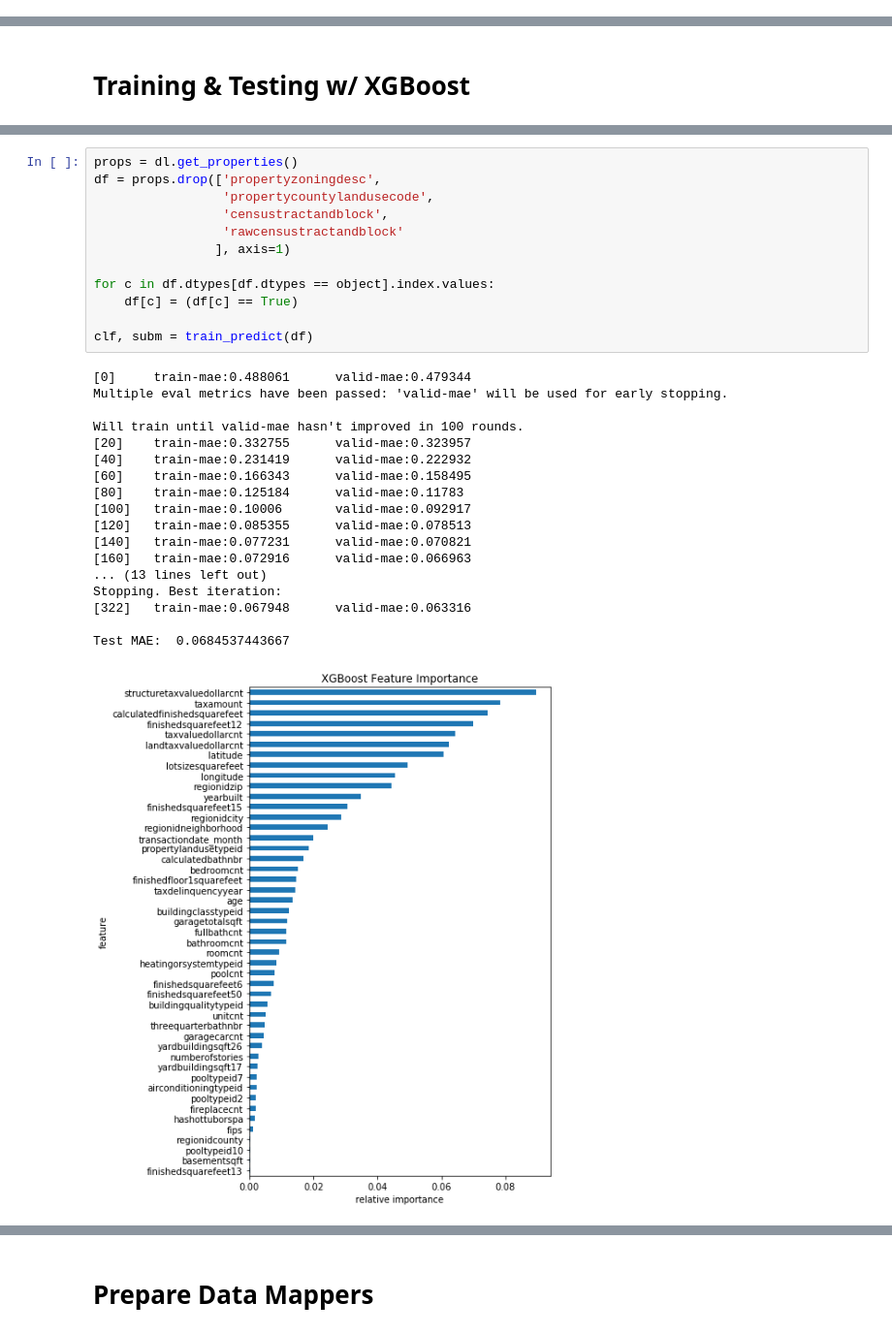
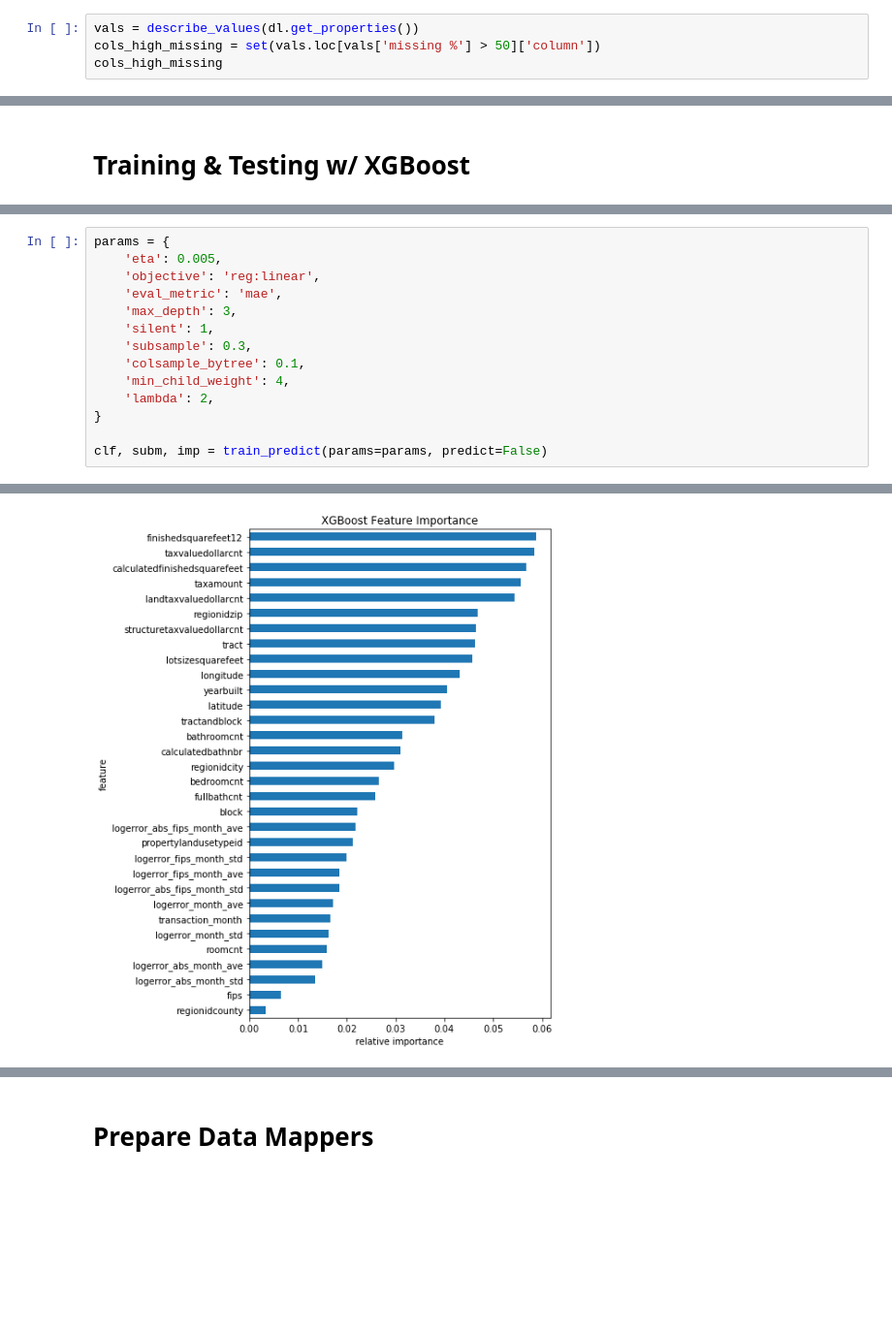
Before and after one commit to ibratface/dl_projects, a Jupyter notebook: zillow.ipynb, the cells around one changed output, grey strips where cells are left out. Shown at 97% size. Cells and saved outputs as stored; diff of their text form; blank space fills up the shorter version.

```diff
--- a/zillow.ipynb
+++ b/zillow.ipynb
@@ -106,0 +41,4 @@ def describe_values(df):
+# %%
+vals = describe_values(dl.get_properties())
+cols_high_missing = set(vals.loc[vals['missing %'] > 50]['column'])
+cols_high_missing
@@ -244,32 +179,16 @@ def train_predict(props, params=None, predict=False):
     return clf, subm, imp
-# %%
-props = dl.get_properties()
-df = props.drop(['propertyzoningdesc',
-                 'propertycountylandusecode',
-                 'censustractandblock',
-                 'rawcensustractandblock'
-                ], axis=1)
-
-for c in df.dtypes[df.dtypes == object].index.values:
-    df[c] = (df[c] == True)
-
-clf, subm = train_predict(df)
-# %% [output]
-[0]     train-mae:0.488061      valid-mae:0.479344
-Multiple eval metrics have been passed: 'valid-mae' will be used for early stopping.
-
-Will train until valid-mae hasn't improved in 100 rounds.
-[20]    train-mae:0.332755      valid-mae:0.323957
-[40]    train-mae:0.231419      valid-mae:0.222932
-[60]    train-mae:0.166343      valid-mae:0.158495
-[80]    train-mae:0.125184      valid-mae:0.11783
-[100]   train-mae:0.10006       valid-mae:0.092917
-[120]   train-mae:0.085355      valid-mae:0.078513
-[140]   train-mae:0.077231      valid-mae:0.070821
-[160]   train-mae:0.072916      valid-mae:0.066963
-... (13 lines left out)
-Stopping. Best iteration:
-[322]   train-mae:0.067948      valid-mae:0.063316
-
-Test MAE:  0.0684537443667
-[figure, removed]
+# %%
+params = {
+    'eta': 0.005,
+    'objective': 'reg:linear',
+    'eval_metric': 'mae',
+    'max_depth': 3,
+    'silent': 1,
+    'subsample': 0.3,
+    'colsample_bytree': 0.1,
+    'min_child_weight': 4,
+    'lambda': 2,
+}
+
+clf, subm, imp = train_predict(params=params, predict=False)
+# %% [output]
@@ -276 +212,2 @@ Test MAE:  0.0684537443667
+[figure, added]
 # %% [markdown]
```
Also changed, not shown: parts of 81 cells of this notebook, 2 other files.
